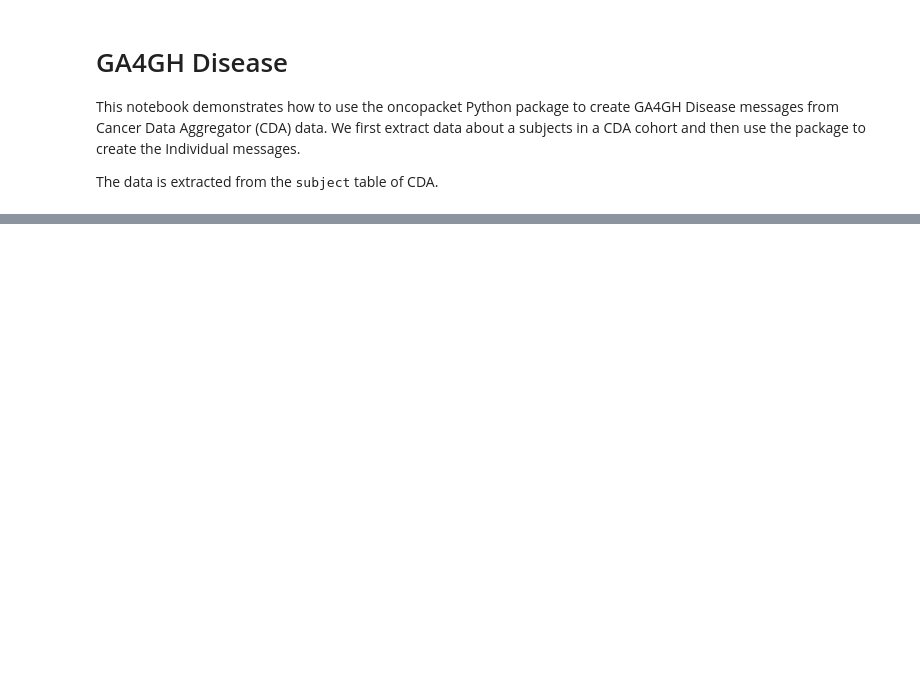
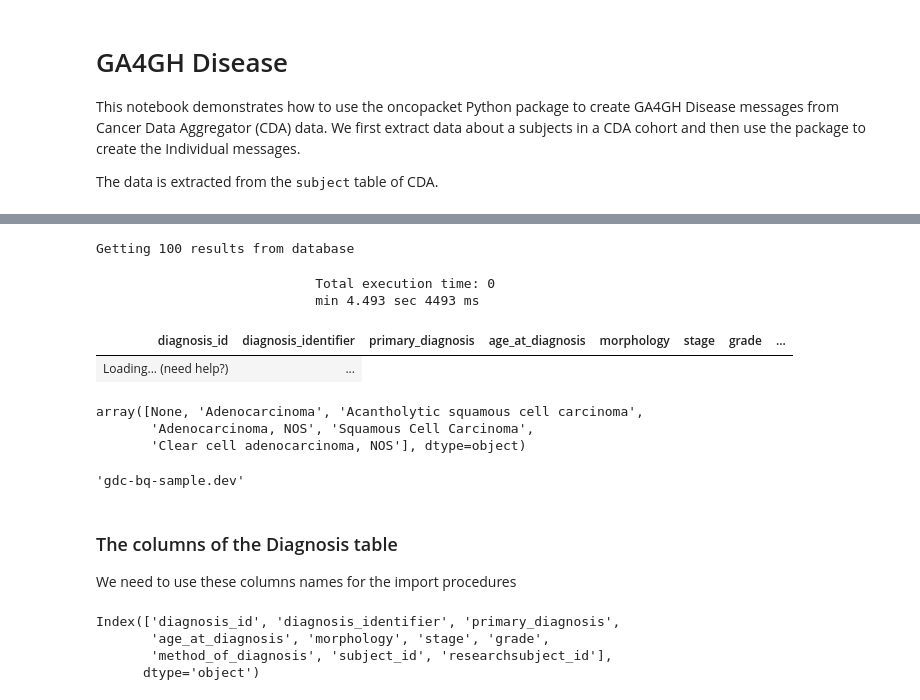
Before and after one commit to monarch-initiative/oncoexporter, a Jupyter notebook: notebooks/Disease.ipynb, the cells around one changed output, grey strips where cells are left out. Cells and saved outputs as stored; diff of their text form; code cells hidden in the pictures; blank space fills up the shorter version.

```diff
--- a/notebooks/Disease.ipynb
+++ b/notebooks/Disease.ipynb
@@ -10,0 +46,3 @@ ModuleNotFoundError: No module named 'oncopacket'
+# %%
+Tsite = Q('primary_diagnosis_site = "Lung"')
+Tsite.count.run()
@@ -10,0 +59,29 @@ ModuleNotFoundError: No module named 'oncopacket'
+# %%
+diagnosis_df = Tsite.diagnosis.run().to_dataframe() # view the dataframe
+diagnosis_df.head()
+# %% [output]
+Getting 100 results from database
+                            Total execution time: 0
+                            min 4.493 sec 4493 ms
+| diagnosis_id | diagnosis_identifier | primary_diagnosis | age_at_diagnosis | morphology | stage | grade | ... |
+| Loading... (need help?) | ... |
+# %%
+diagnosis_df["primary_diagnosis"].unique()
+# %% [output]
+array([None, 'Adenocarcinoma', 'Acantholytic squamous cell carcinoma',
+       'Adenocarcinoma, NOS', 'Squamous Cell Carcinoma',
+       'Clear cell adenocarcinoma, NOS'], dtype=object)
+# %%
+Tsite.
+# %% [output]
+'gdc-bq-sample.dev'
+# %% [markdown]
+<h3>The columns of the Diagnosis table</h3>
+<p>We need to use these columns names for the import procedures</p>
+# %%
+diagnosis_df.columns
+# %% [output]
+Index(['diagnosis_id', 'diagnosis_identifier', 'primary_diagnosis',
+       'age_at_diagnosis', 'morphology', 'stage', 'grade',
+       'method_of_diagnosis', 'subject_id', 'researchsubject_id'],
+      dtype='object')
```
Also changed, not shown: parts of 5 cells of this notebook, 7 other files.
